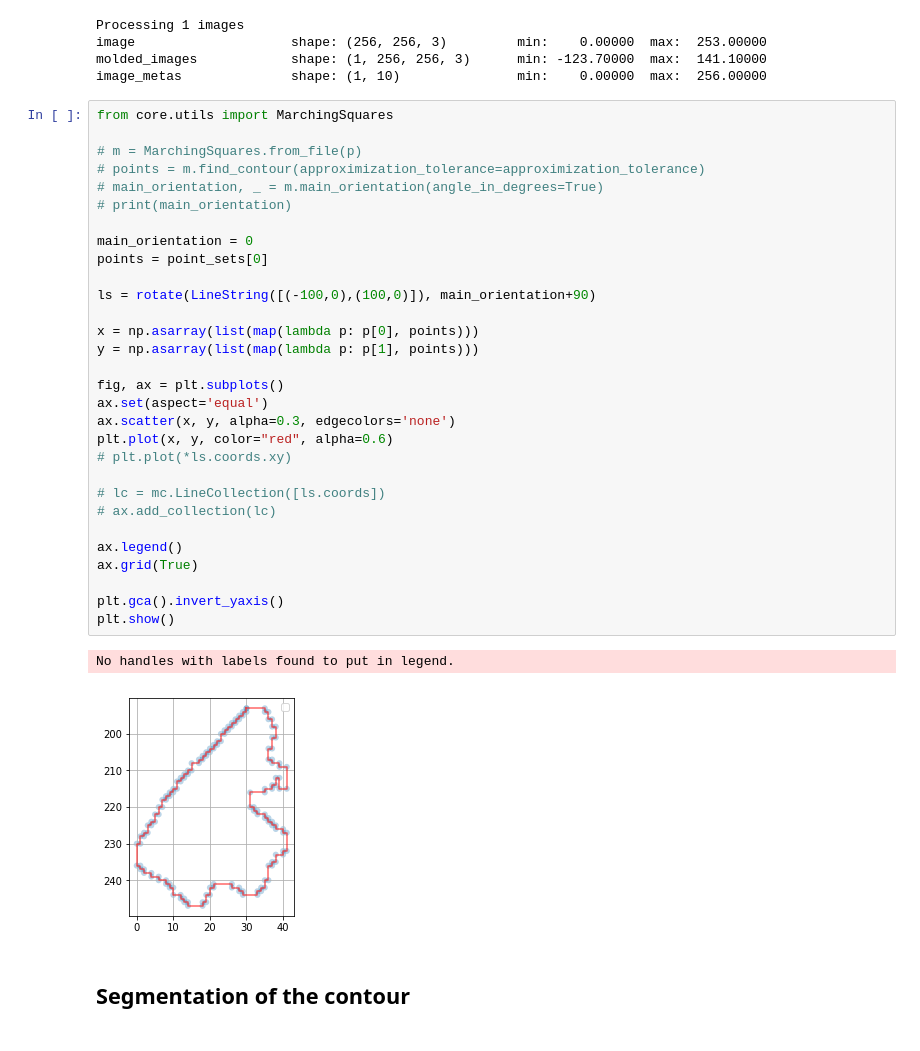
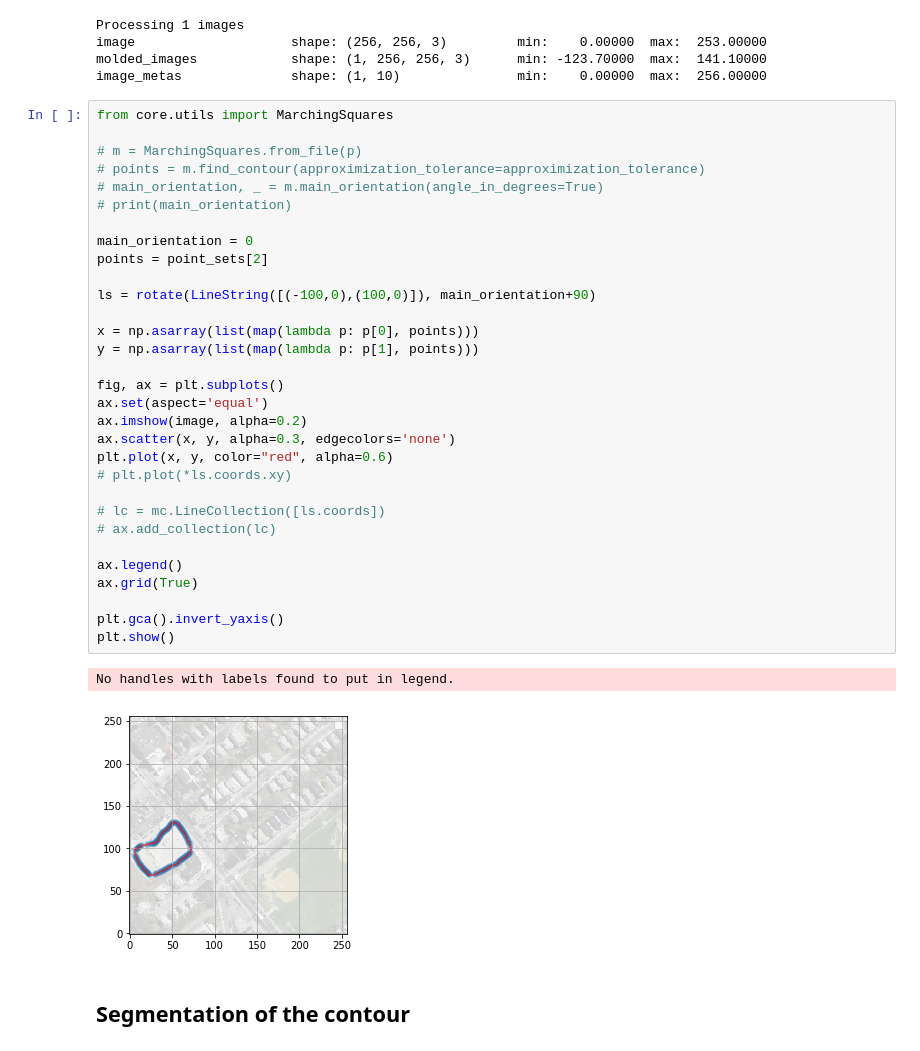
Before and after one commit to mnboos/osm-instance-segmentation, a Jupyter notebook: Regularization.ipynb, the cells around one changed output. Cells and saved outputs as stored; diff of their text form.

```diff
--- a/Regularization.ipynb
+++ b/Regularization.ipynb
@@ -66,35 +66,36 @@ image_metas              shape: (1, 10)               min:    0.00000  max:  256
 from core.utils import MarchingSquares
 
 # m = MarchingSquares.from_file(p)
 # points = m.find_contour(approximization_tolerance=approximization_tolerance)
 # main_orientation, _ = m.main_orientation(angle_in_degrees=True)
 # print(main_orientation)
 
 main_orientation = 0
-points = point_sets[0]
+points = point_sets[2]
 
 ls = rotate(LineString([(-100,0),(100,0)]), main_orientation+90)
 
 x = np.asarray(list(map(lambda p: p[0], points)))
 y = np.asarray(list(map(lambda p: p[1], points)))
 
 fig, ax = plt.subplots()
 ax.set(aspect='equal')
+ax.imshow(image, alpha=0.2)
 ax.scatter(x, y, alpha=0.3, edgecolors='none')
 plt.plot(x, y, color="red", alpha=0.6)
 # plt.plot(*ls.coords.xy)
 
 # lc = mc.LineCollection([ls.coords])
 # ax.add_collection(lc)
 
 ax.legend()
 ax.grid(True)
 
 plt.gca().invert_yaxis()
 plt.show()
 # %% [output]
 No handles with labels found to put in legend.
-[figure, old version]
+[figure, new version]
 # %% [markdown]
 ## Segmentation of the contour
 # %%
```
Also changed, not shown: parts of 8 cells of this notebook.
